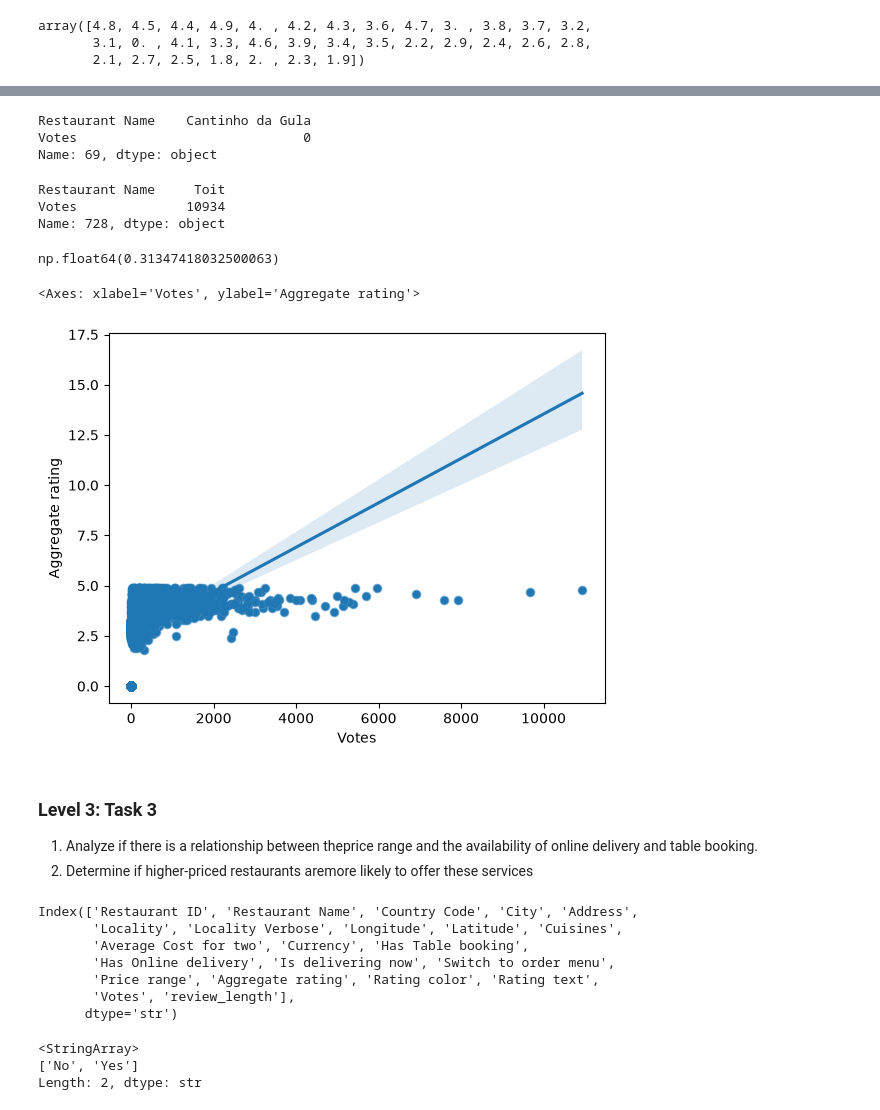
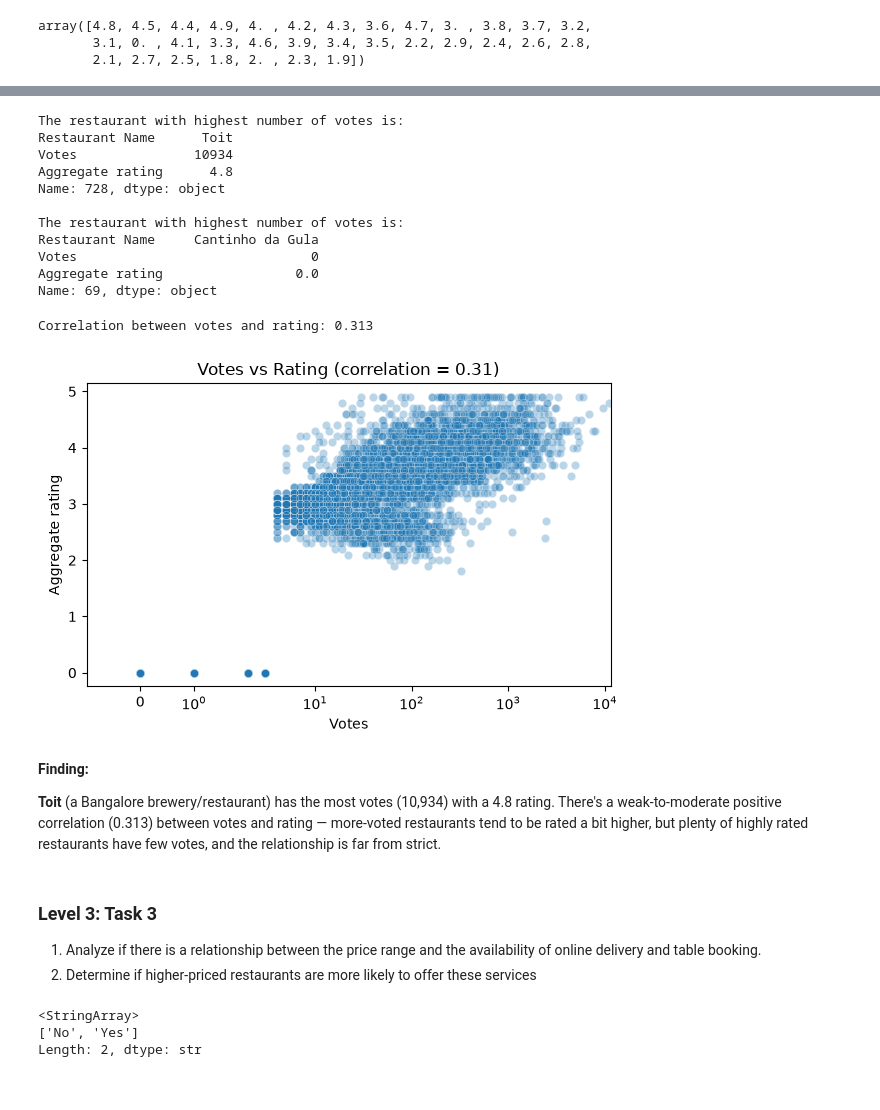
Before and after one commit to sahbimlesh007/Cognifyz-IT-Solutions, a Jupyter notebook: Level_3.ipynb, the cells around one changed output, grey strips where cells are left out. Cells and saved outputs as stored; diff of their text form; code cells hidden in the pictures.

Commit message:
completing all level and half of the report

```diff
--- a/Level_3.ipynb
+++ b/Level_3.ipynb
@@ -268,51 +227,56 @@ Index(['Restaurant ID', 'Restaurant Name', 'Country Code', 'City', 'Address',
-# %%
-# 1. Identify the restaurants with the  lowest number of votes.
-
-lowest_votes_resturant = df.loc[df['Votes'].idxmin(), ['Restaurant Name', 'Votes']]
-lowest_votes_resturant
-# %% [output]
-Restaurant Name    Cantinho da Gula
-Votes                             0
-Name: 69, dtype: object
 # %%
 # 1. Identify the restaurants with the highest  number of votes.
 
-highest_votes_resturant = df.loc[df['Votes'].idxmax(), ['Restaurant Name', 'Votes']]
-highest_votes_resturant
+highest_votes_resturant = df.loc[df['Votes'].idxmax(), ['Restaurant Name', 'Votes', 'Aggregate rating']]
+
+lowest_votes_resturant = df.loc[df['Votes'].idxmin(), ['Restaurant Name', 'Votes','Aggregate rating']]
+
+print(f'The restaurant with highest number of votes is:\n{highest_votes_resturant} ')
+print()
+print(f'The restaurant with highest number of votes is:\n{lowest_votes_resturant} ')
 # %% [output]
-Restaurant Name     Toit
-Votes              10934
+The restaurant with highest number of votes is:
+Restaurant Name      Toit
+Votes               10934
+Aggregate rating      4.8
 Name: 728, dtype: object
+
+The restaurant with highest number of votes is:
+Restaurant Name     Cantinho da Gula
+Votes                              0
+Aggregate rating                 0.0
+Name: 69, dtype: object
 # %%
 # 2. Analyze if there is a correlation between the number of votes and the rating of a restaurant
 
-df['Votes'] = df['Votes'].astype(float)
-df['Aggregate rating'] = df['Aggregate rating'].astype(float)
+corr_relation = df['Votes'].corr(df['Aggregate rating'])
+
+print(f"Correlation between votes and rating: {corr_relation:.3f}")
+# %% [output]
+Correlation between votes and rating: 0.313
-# %%
-corr_relation = df['Votes'].corr(df['Aggregate rating'])
-corr_relation
-# %% [output]
-np.float64(0.31347418032500063)
 # %%
-sns.scatterplot(data = df, x = 'Votes', y = 'Aggregate rating')
-sns.regplot(data=df, x='Votes', y='Aggregate rating',scatter_kws={'alpha':0.5})
+
+plt.figure(figsize=(6,4))
+sns.scatterplot(data = df, x = 'Votes', y = 'Aggregate rating', alpha = 0.3)
+
+plt.title(f'Votes vs Rating (correlation = {corr_relation:.2f})')
+plt.xscale('symlog')
+plt.xlim(left=-1)
+plt.tight_layout()
+
+plt.savefig('Images/Level_3_assests/Corr of voting vs rating.png', dpi = 500, bbox_inches = 'tight')
+
+plt.show()
 # %% [output]
-<Axes: xlabel='Votes', ylabel='Aggregate rating'>
-[figure, old version]
+[figure, new version]
+# %% [markdown]
+**Finding:**
+
+**Toit** (a Bangalore brewery/restaurant) has the most votes (10,934) with a 4.8 rating. There's a weak-to-moderate positive correlation (0.313) between votes and rating — more-voted restaurants tend to be rated a bit higher, but plenty of highly rated restaurants have few votes, and the relationship is far from strict.
 # %% [markdown]
 ### Level 3: Task 3
-1. Analyze if there is a relationship between theprice range and the availability of online delivery and table booking.
-2. Determine if higher-priced restaurants aremore likely to offer these services
+1. Analyze if there is a relationship between the price range and the availability of online delivery and table booking.
+2. Determine if higher-priced restaurants are more likely to offer these services
-# %%
-df.columns
-# %% [output]
-Index(['Restaurant ID', 'Restaurant Name', 'Country Code', 'City', 'Address',
-       'Locality', 'Locality Verbose', 'Longitude', 'Latitude', 'Cuisines',
-       'Average Cost for two', 'Currency', 'Has Table booking',
-       'Has Online delivery', 'Is delivering now', 'Switch to order menu',
-       'Price range', 'Aggregate rating', 'Rating color', 'Rating text',
-       'Votes', 'review_length'],
-      dtype='str')
 # %%
 df['Has Online delivery'].unique()
 # %% [output]
```
Also changed, not shown: parts of 28 cells of this notebook, 15 other files.
